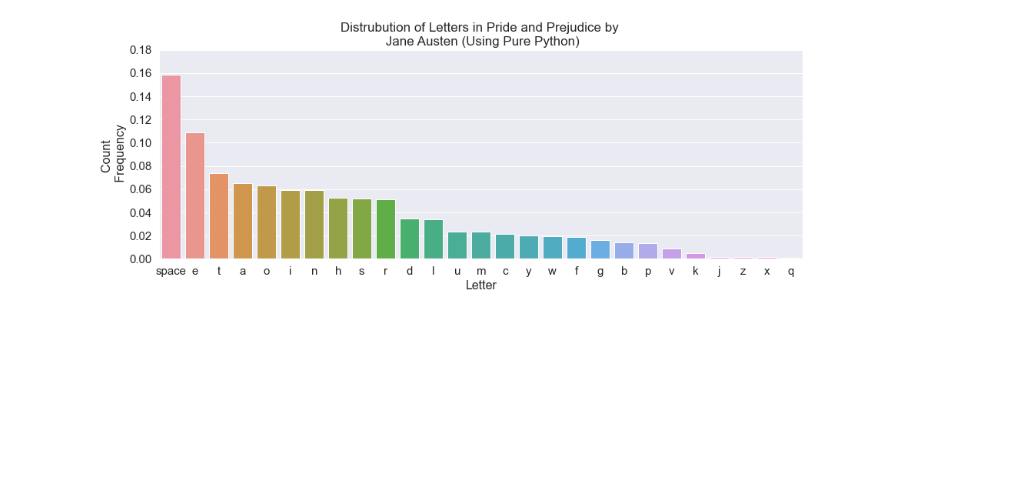
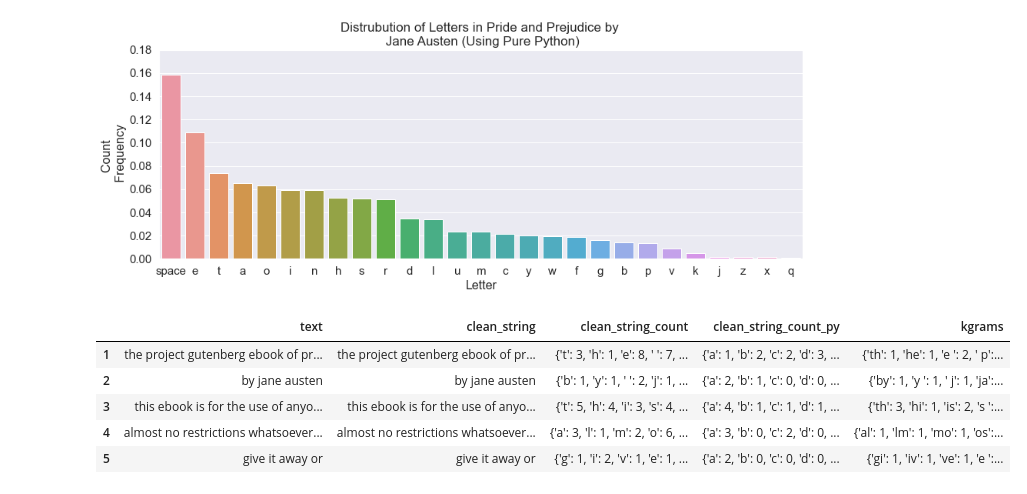
Before and after one commit to grantaguinaldo/ssie, a Jupyter notebook: ssie500/hw2/hw2.ipynb, the cells around one changed output. Saved outputs shown, nothing was run; the diff lists cells and outputs as text; code cells hidden in the pictures; blank space fills up the shorter version.

```diff
--- a/ssie500/hw2/hw2.ipynb
+++ b/ssie500/hw2/hw2.ipynb
@@ -204,0 +209,9 @@ plt.show()
+# %%
+df_clean.head()
+# %% [output]
+|  | text | clean_string | clean_string_count | clean_string_count_py | kgrams |
+| 1 | the project gutenberg ebook of pr... | the project gutenberg ebook of pr... | {'t': 3, 'h': 1, 'e': 8, ' ': 7, ... | {'a': 1, 'b': 2, 'c': 2, 'd': 3, ... | {'th': 1, 'he': 1, 'e ': 2, ' p':... |
+| 2 | by jane austen | by jane austen | {'b': 1, 'y': 1, ' ': 2, 'j': 1, ... | {'a': 2, 'b': 1, 'c': 0, 'd': 0, ... | {'by': 1, 'y ': 1, ' j': 1, 'ja':... |
+| 3 | this ebook is for the use of anyo... | this ebook is for the use of anyo... | {'t': 5, 'h': 4, 'i': 3, 's': 4, ... | {'a': 4, 'b': 1, 'c': 1, 'd': 1, ... | {'th': 3, 'hi': 1, 'is': 2, 's ':... |
+| 4 | almost no restrictions whatsoever... | almost no restrictions whatsoever... | {'a': 3, 'l': 1, 'm': 2, 'o': 6, ... | {'a': 3, 'b': 0, 'c': 2, 'd': 0, ... | {'al': 1, 'lm': 1, 'mo': 1, 'os':... |
+| 5 | give it away or | give it away or | {'g': 1, 'i': 2, 'v': 1, 'e': 1, ... | {'a': 2, 'b': 0, 'c': 0, 'd': 0, ... | {'gi': 1, 'iv': 1, 've': 1, 'e ':... |
```
Also changed, not shown: parts of 7 cells of this notebook.
